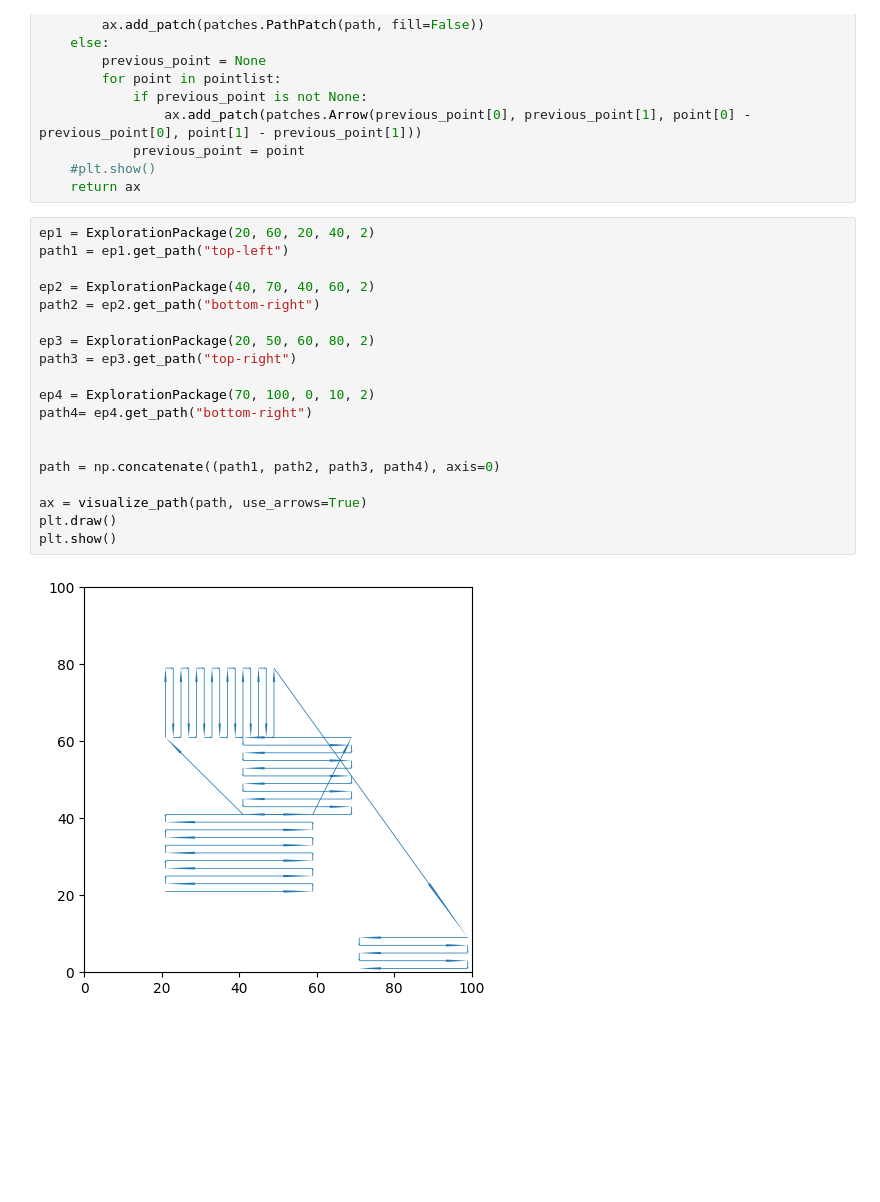
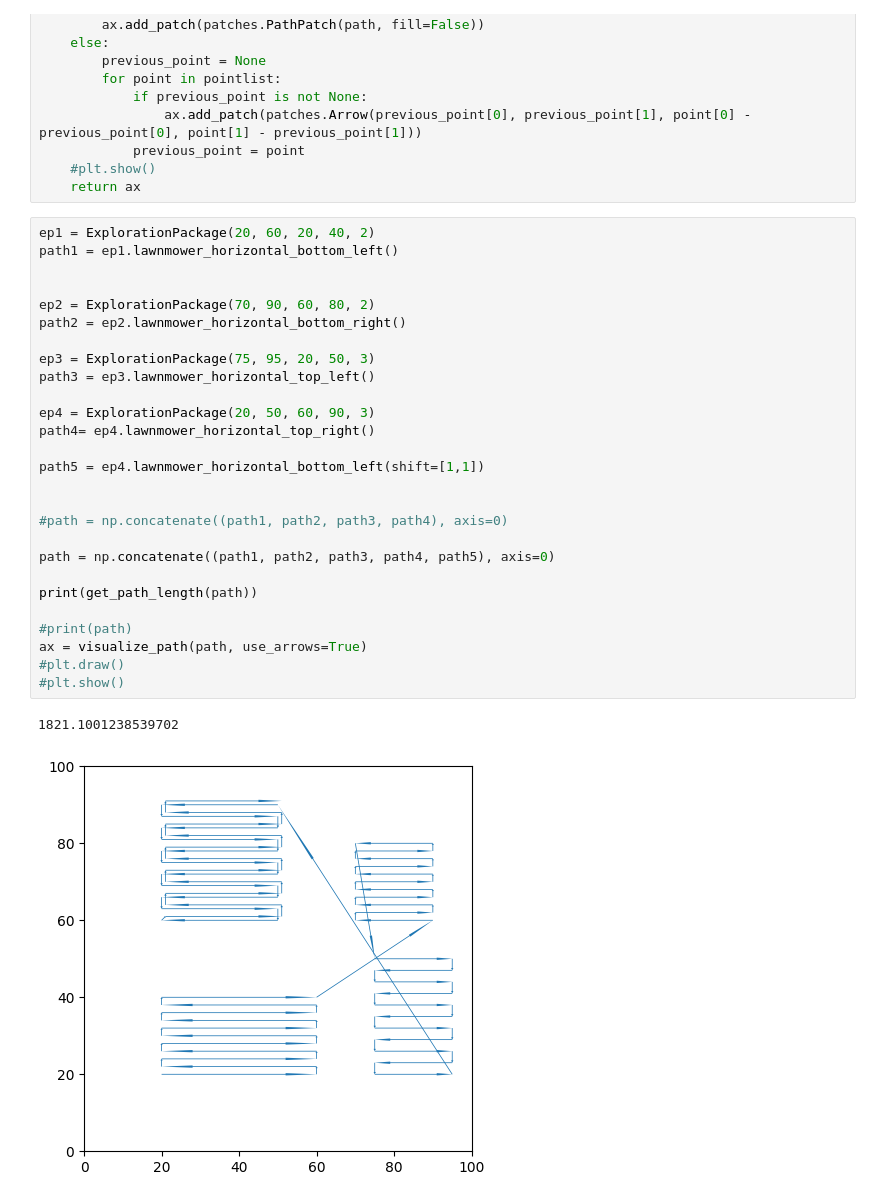
Before and after one commit to lboloni/WaterberryFarms, a Jupyter notebook: notebooks/MRMD-experiments.ipynb, the cells around one changed output. Drawn from its saved outputs; the diff is of its cells as text; blank space fills up the shorter version.

Commit message:
ExplorationPackages and optimal path over them.

```diff
--- a/notebooks/MRMD-experiments.ipynb
+++ b/notebooks/MRMD-experiments.ipynb
@@ -49,22 +50,31 @@ def visualize_path(pointlist, area=[], facecolor="yellow", use_arrows= False):
     return ax
 # %%
 ep1 = ExplorationPackage(20, 60, 20, 40, 2)
-path1 = ep1.get_path("top-left")
-
-ep2 = ExplorationPackage(40, 70, 40, 60, 2)
-path2 = ep2.get_path("bottom-right")
-
-ep3 = ExplorationPackage(20, 50, 60, 80, 2)
-path3 = ep3.get_path("top-right")
-
-ep4 = ExplorationPackage(70, 100, 0, 10, 2)
-path4= ep4.get_path("bottom-right")
+path1 = ep1.lawnmower_horizontal_bottom_left()
 
 
-path = np.concatenate((path1, path2, path3, path4), axis=0)
+ep2 = ExplorationPackage(70, 90, 60, 80, 2)
+path2 = ep2.lawnmower_horizontal_bottom_right()
 
+ep3 = ExplorationPackage(75, 95, 20, 50, 3)
+path3 = ep3.lawnmower_horizontal_top_left()
+
+ep4 = ExplorationPackage(20, 50, 60, 90, 3)
+path4= ep4.lawnmower_horizontal_top_right()
+
+path5 = ep4.lawnmower_horizontal_bottom_left(shift=[1,1])
+
+
+#path = np.concatenate((path1, path2, path3, path4), axis=0)
+
+path = np.concatenate((path1, path2, path3, path4, path5), axis=0)
+
+print(get_path_length(path))
+
+#print(path)
 ax = visualize_path(path, use_arrows=True)
-plt.draw()
-plt.show()
+#plt.draw()
+#plt.show()
 # %% [output]
+1821.1001238539702
-[figure, old version]
+[figure, new version]
```
Also changed, not shown: parts of 3 cells of this notebook, 3 other files.
